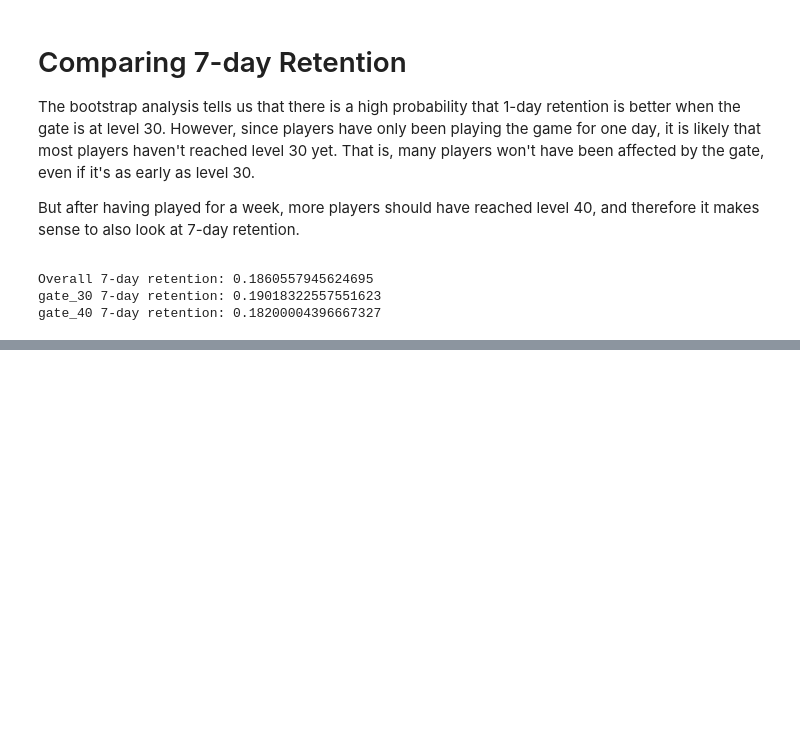
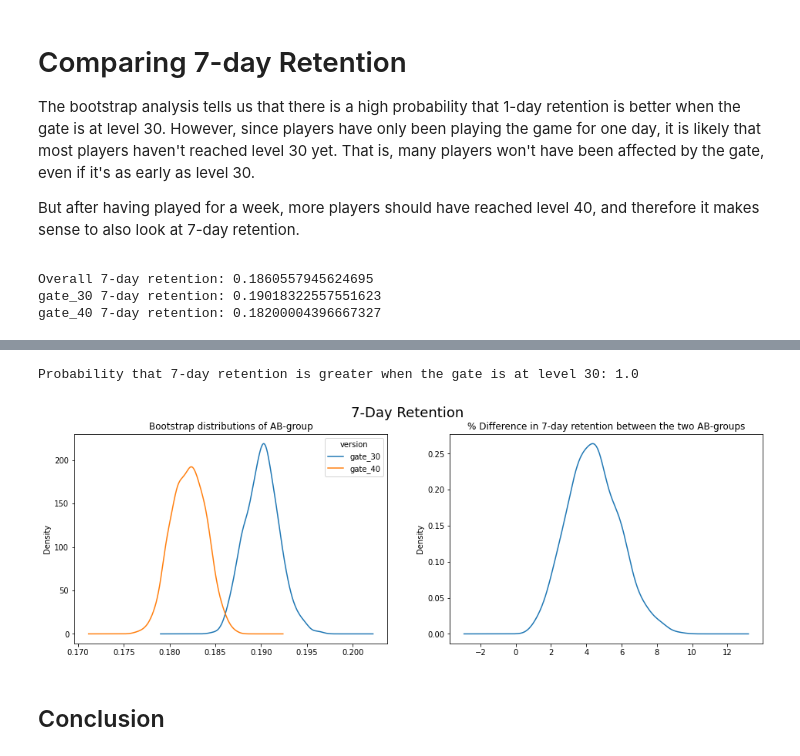
Before and after one commit to Leo06660/Mobile-Games-AB-Testing, a Jupyter notebook: Mobile Game AB Testing in Python.ipynb, the cells around one changed output, grey strips where cells are left out. Cells and saved outputs as stored; diff of their text form; code cells hidden in the pictures; blank space fills up the shorter version.

```diff
--- a/Mobile Game AB Testing in Python.ipynb
+++ b/Mobile Game AB Testing in Python.ipynb
@@ -216,0 +229,29 @@ gate_40 7-day retention: 0.18200004396667327
+# %%
+# Creating a list with bootstrapped means for each AB-group
+boot_7d = []
+for i in range(500):
+    boot_mean = df_clean.sample(frac=1,replace=True).groupby('version')['retention_7'].mean()
+    boot_7d.append(boot_mean)
+
+# Transforming the list to a DataFrame
+boot_7d = pd.DataFrame(boot_7d)
+# print(boot_7d.head())
+# Adding a column with the % difference between the two AB-groups
+boot_7d['diff'] = (boot_7d.gate_30 - boot_7d.gate_40)/boot_7d.gate_40*100
+
+# Ploting the two AB-groups bootstrap distributions and bootstrap % difference
+fig, axes = plt.subplots(1, 2, figsize = (16,5))
+boot_7d.loc[:, boot_7d.columns != 'diff'].plot(kind='density',ax=axes[0])
+boot_7d['diff'].plot(kind='density',ax=axes[1])
+
+plt.suptitle("7-Day Retention", fontsize = 18)
+axes[0].set_title("Bootstrap distributions of AB-group", fontsize = 12)
+axes[1].set_title("% Difference in 7-day retention between the two AB-groups", fontsize = 12)
+
+# Calculating the probability that 7-day retention is greater when the gate is at level 30
+print('Probability that 7-day retention is greater when the gate is at level 30:',(boot_7d['diff'] > 0).mean())
+# %% [output]
+Probability that 7-day retention is greater when the gate is at level 30: 1.0
+[figure, added]
+# %% [markdown]
+## Conclusion
```
Also changed, not shown: parts of 2 cells of this notebook.
